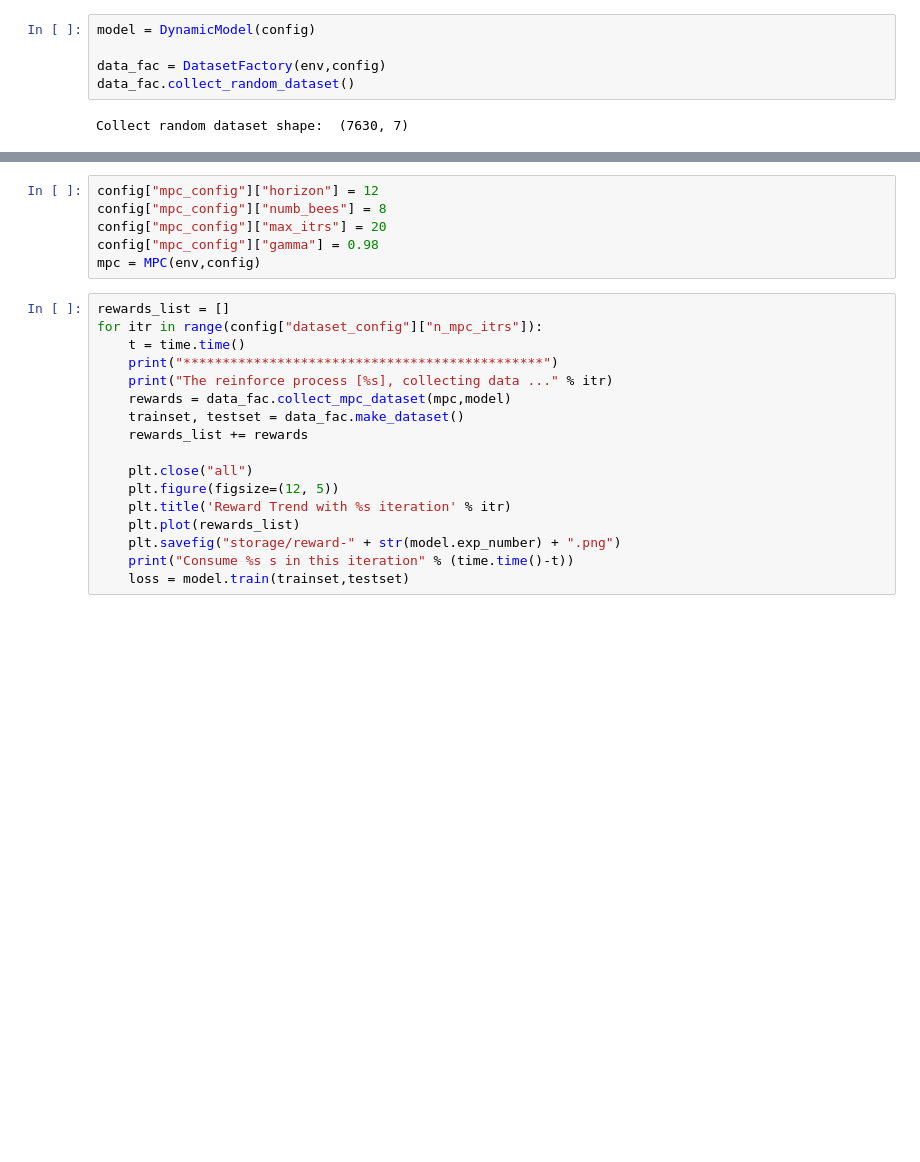
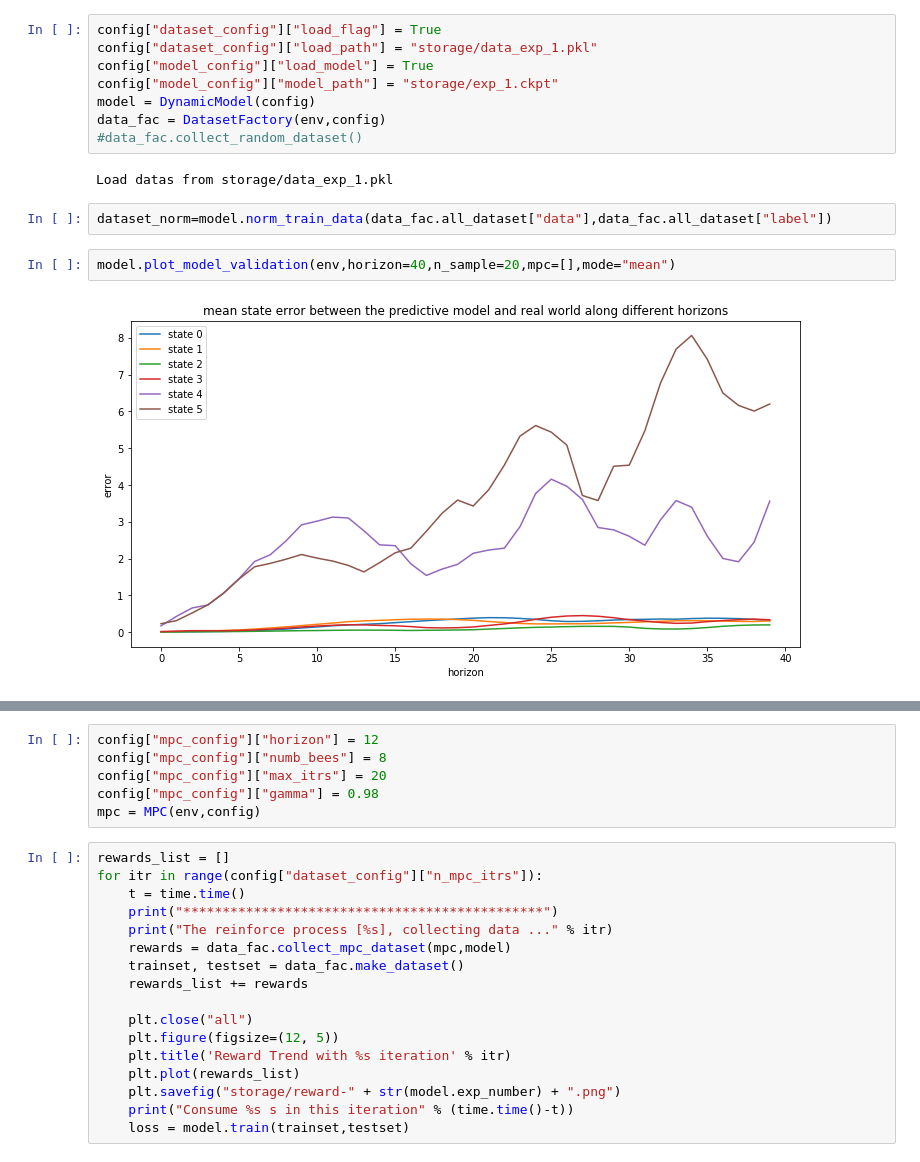
Before and after one commit to michaelliyunhao/RL-project, a Jupyter notebook: MPC/MPC qube/test.ipynb, the cells around one changed output, grey strips where cells are left out. Saved outputs shown, nothing was run; the diff lists cells and outputs as text; blank space fills up the shorter version.

```diff
--- a/MPC/MPC qube/test.ipynb
+++ b/MPC/MPC qube/test.ipynb
@@ -19,7 +37,16 @@ config = load_config(config_path)
-# %%
-model = DynamicModel(config)
-
-data_fac = DatasetFactory(env,config)
-data_fac.collect_random_dataset()
-# %% [output]
-Collect random dataset shape:  (7630, 7)
+# %%
+config["dataset_config"]["load_flag"] = True
+config["dataset_config"]["load_path"] = "storage/data_exp_1.pkl"
+config["model_config"]["load_model"] = True
+config["model_config"]["model_path"] = "storage/exp_1.ckpt"
+model = DynamicModel(config)
+data_fac = DatasetFactory(env,config)
+#data_fac.collect_random_dataset()
+# %% [output]
+Load datas from storage/data_exp_1.pkl
+# %%
+dataset_norm=model.norm_train_data(data_fac.all_dataset["data"],data_fac.all_dataset["label"])
+# %%
+model.plot_model_validation(env,horizon=40,n_sample=20,mpc=[],mode="mean")
+# %% [output]
+[figure, added]
```
Also changed, not shown: parts of 6 cells of this notebook, 55 other files.
